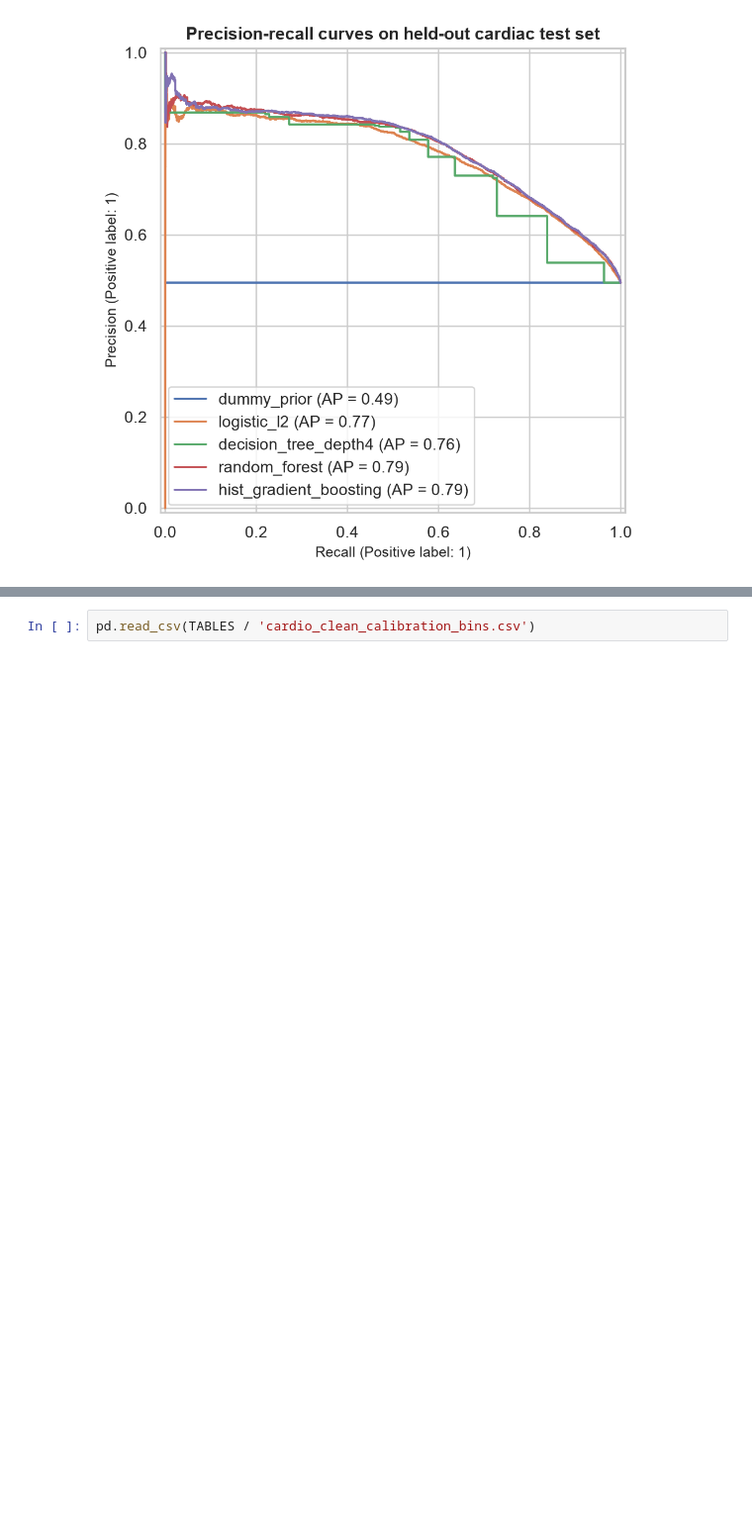
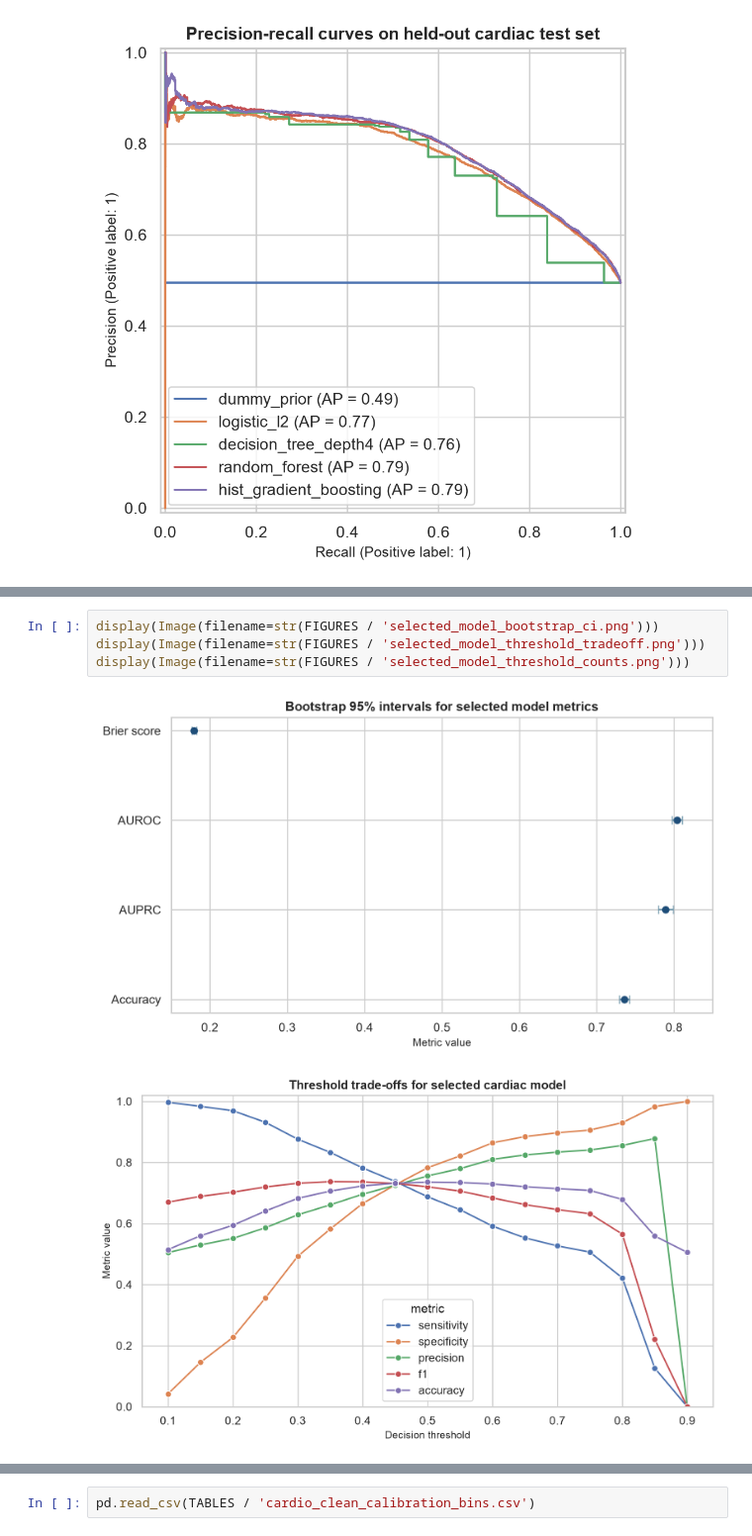
Before and after one commit to qu1nty9/Byte2Beat-Kaggle-Hackathon, a Jupyter notebook: notebooks/02_final_kaggle_notebook.ipynb, the cells around one changed output, grey strips where cells are left out. Shown at 99% size. Drawn from its saved outputs; the diff is of its cells as text; blank space fills up the shorter version.

Commit message:
Add uncertainty and threshold analysis

```diff
--- a/notebooks/02_final_kaggle_notebook.ipynb
+++ b/notebooks/02_final_kaggle_notebook.ipynb
@@ -179,0 +217,7 @@ display(Image(filename=str(FIGURES / 'pr_curves.png')))
+# %%
+display(Image(filename=str(FIGURES / 'selected_model_bootstrap_ci.png')))
+display(Image(filename=str(FIGURES / 'selected_model_threshold_tradeoff.png')))
+display(Image(filename=str(FIGURES / 'selected_model_threshold_counts.png')))
+# %% [output]
+[figure, added]
+[figure, added]
```
Also changed, not shown: parts of 11 cells of this notebook, 26 other files.
